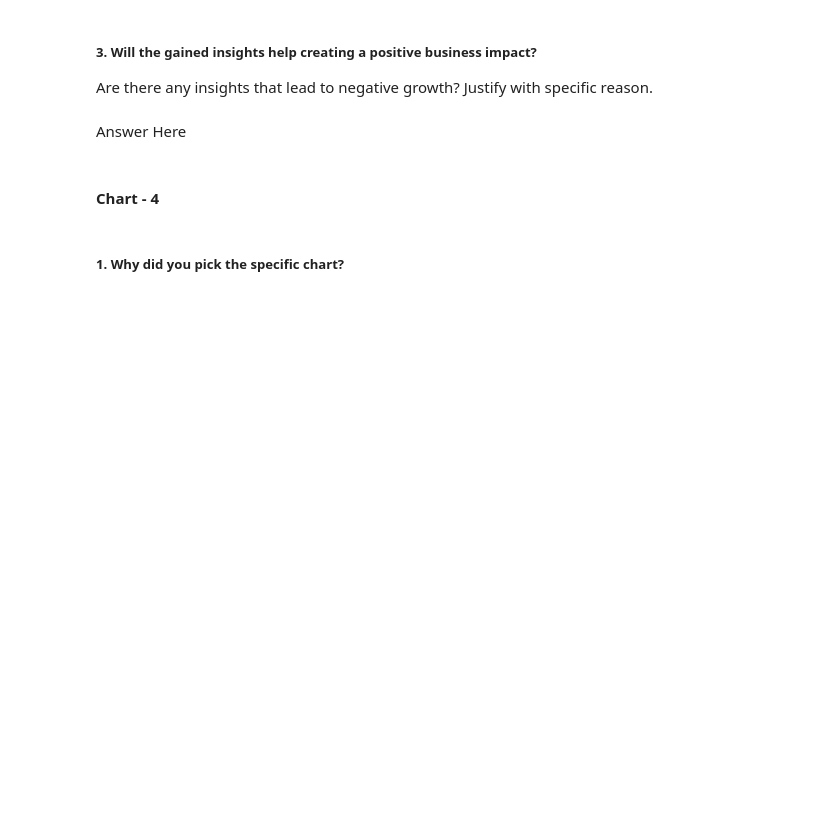
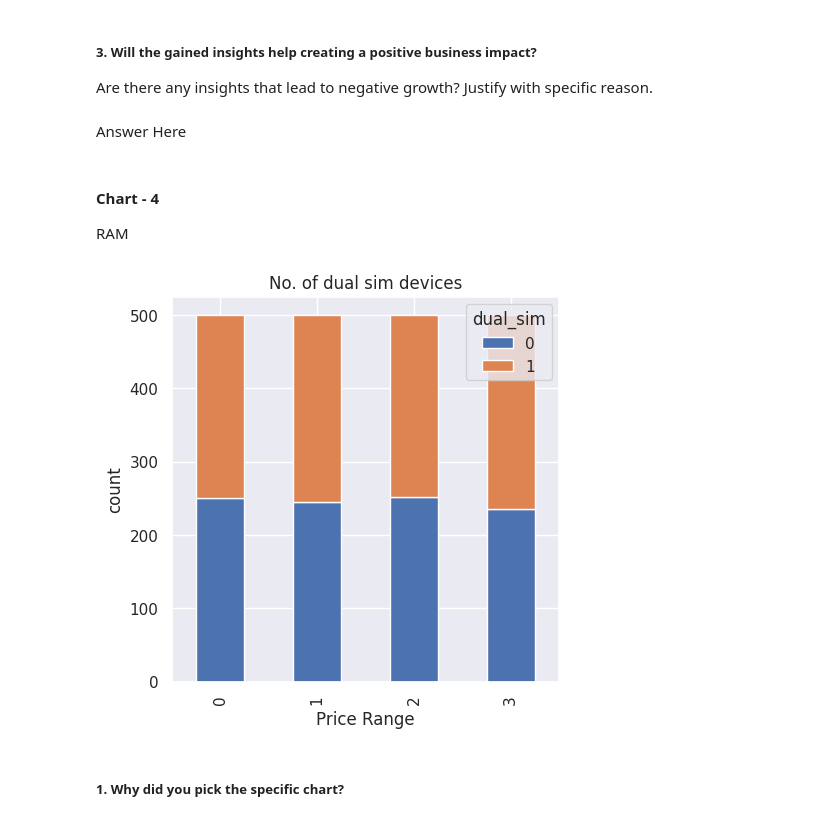
Before and after one commit to Rooban-Jeyasundar/ML_Classification_Project, a Jupyter notebook: ML_Classification_Project.ipynb, the cells around one changed output. Saved outputs shown, nothing was run; the diff lists cells and outputs as text; code cells hidden in the pictures; blank space fills up the shorter version.

```diff
--- a/ML_Classification_Project.ipynb
+++ b/ML_Classification_Project.ipynb
@@ -463,3 +482,4 @@ Are there any insights that lead to negative growth? Justify with specific reaso
 Answer Here
 # %% [markdown]
 #### Chart - 4
+RAM
@@ -468,3 +486,18 @@ Answer Here
+# %%
+# Chart - 4 visualization code
+#Grouping the data by price range, dual sim and no.of devices in each group
+sim_count = mobile_df.groupby(['price_range','dual_sim'])['dual_sim'].count()
+
+sim_count = sim_count.unstack() #Reshaping the values in the dataset
+
+#plot a stacked bar chart of the dual sim count for each price range
+sim_count.plot(kind='bar',stacked=True)
+plt.xlabel('Price Range')
+plt.ylabel('count')
+plt.title('No. of dual sim devices')
+plt.show()
+# %% [output]
+[figure, added]
 # %% [markdown]
 ##### 1. Why did you pick the specific chart?
 # %% [markdown]
```
Also changed, not shown: parts of 26 cells of this notebook.
